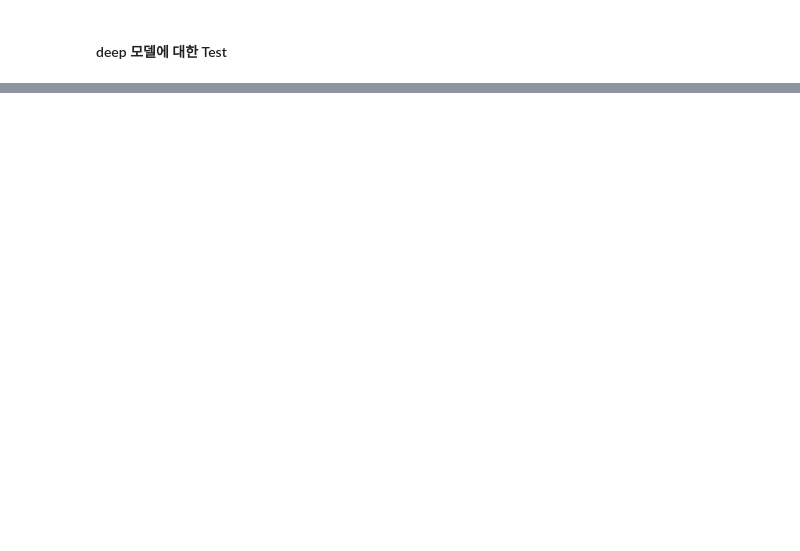
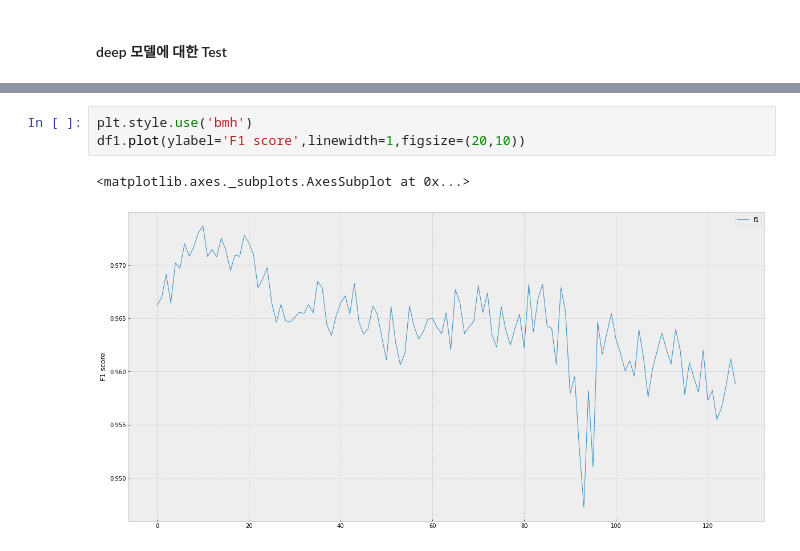
Before and after one commit to dolmani38/concept_drift, a Jupyter notebook: Concept drift의 탐지 방법_0114.ipynb, the cells around one changed output, grey strips where cells are left out. Cells and saved outputs as stored; diff of their text form; blank space fills up the shorter version.

```diff
--- a/Concept drift의 탐지 방법_0114.ipynb
+++ b/Concept drift의 탐지 방법_0114.ipynb
@@ -881,0 +907,6 @@ StagingError: ignored
+# %%
+plt.style.use('bmh')
+df1.plot(ylabel='F1 score',linewidth=1,figsize=(20,10))
+# %% [output]
+<matplotlib.axes._subplots.AxesSubplot at 0x...>
+[figure, added]
```
Also changed, not shown: parts of 9 cells of this notebook.
